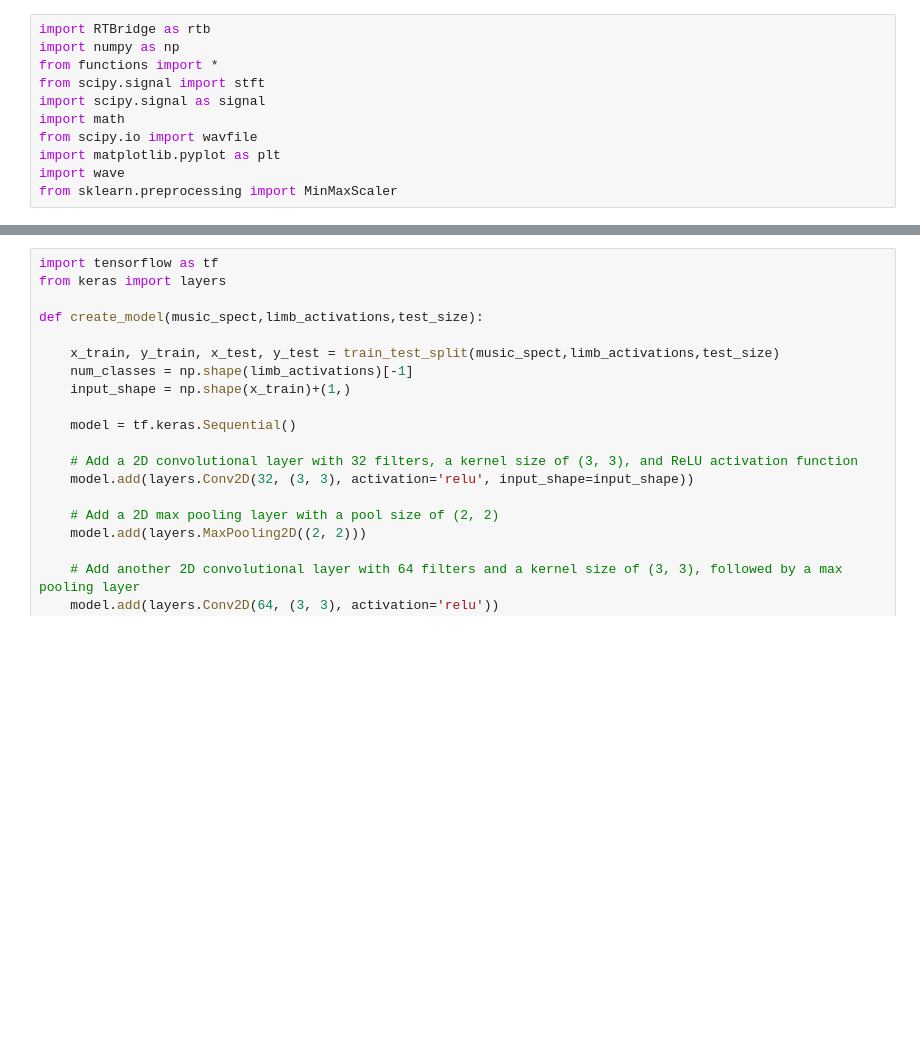
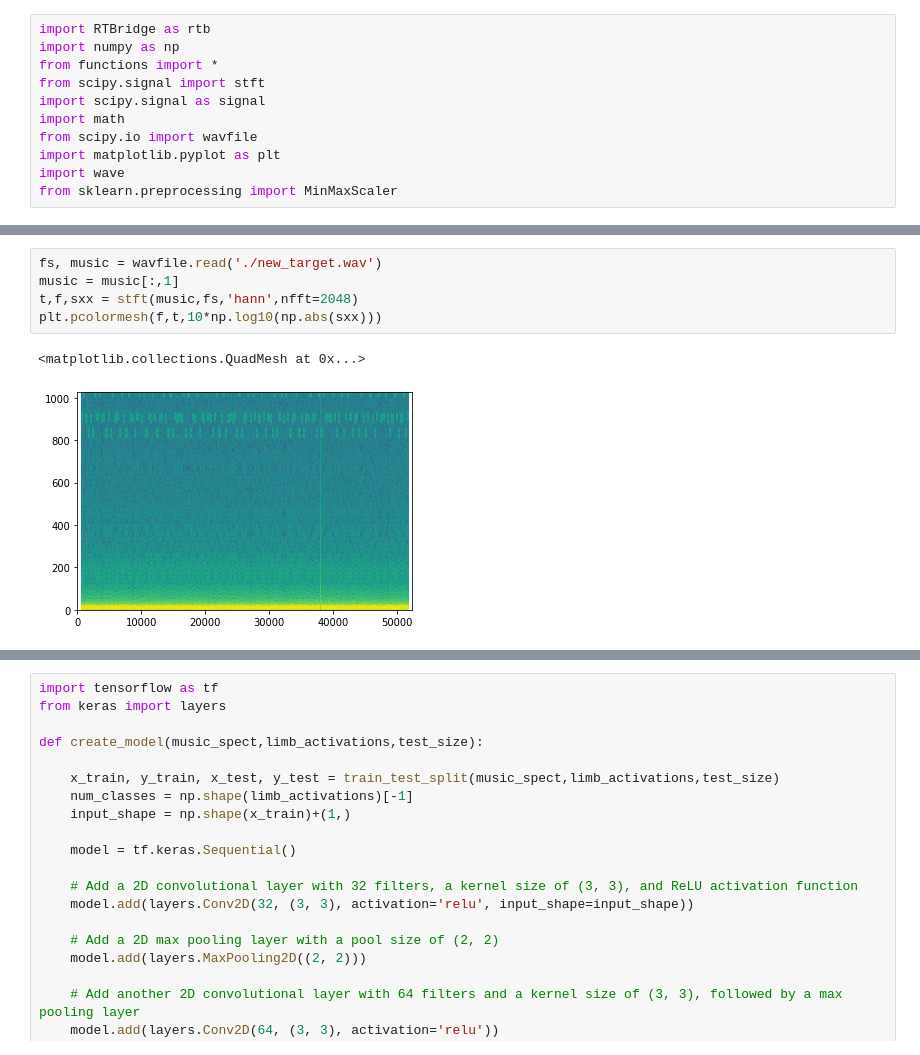
Before and after one commit to hesamazj/MusicianHand, a Jupyter notebook: test.ipynb, the cells around one changed output, grey strips where cells are left out. Drawn from its saved outputs; the diff is of its cells as text; blank space fills up the shorter version.

```diff
--- a/test.ipynb
+++ b/test.ipynb
@@ -49,3 +41,11 @@ Epoch 20/20
+# %%
+fs, music = wavfile.read('./new_target.wav')
+music = music[:,1]
+t,f,sxx = stft(music,fs,'hann',nfft=2048)
+plt.pcolormesh(f,t,10*np.log10(np.abs(sxx)))
+# %% [output]
+<matplotlib.collections.QuadMesh at 0x...>
+[figure, added]
 # %%
 x = model.predict(np.transpose(sxx))
 plt.plot(x[100:200,:])
```
Also changed, not shown: parts of 17 cells of this notebook, 29 other files.
